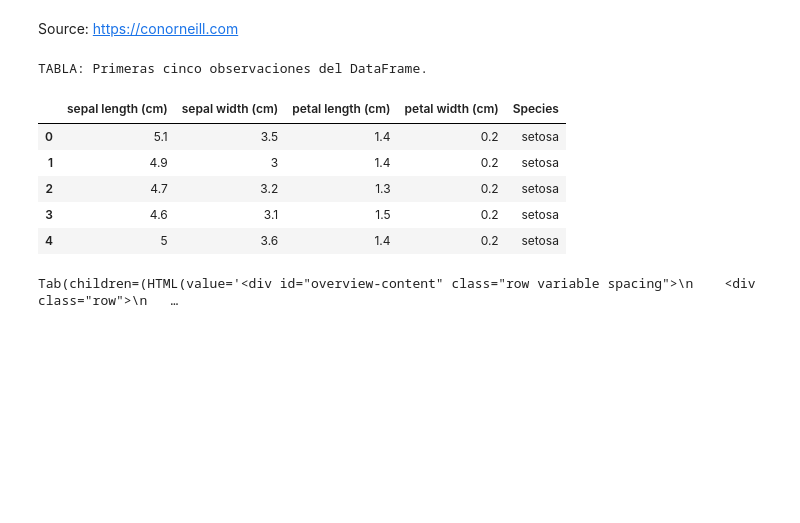
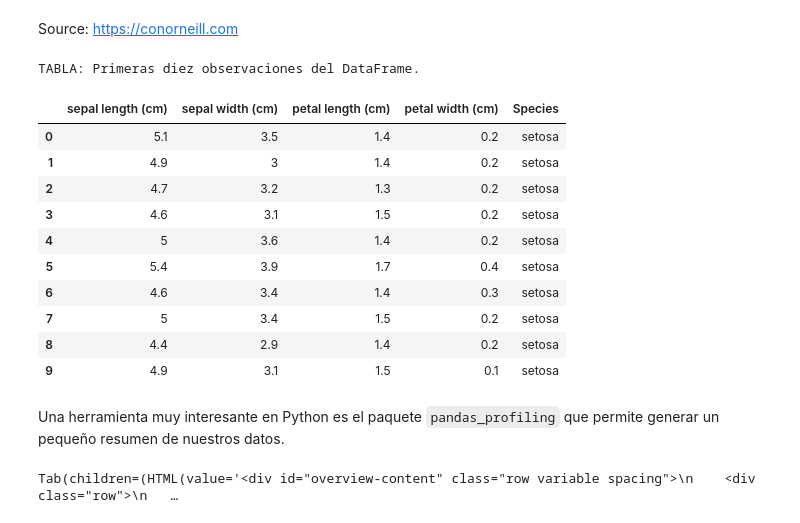
Before and after one commit to imarranz/eda-course, a Jupyter notebook: ipynb/presentation.ipynb, the cells around one changed output. Cells and saved outputs as stored; diff of their text form; code cells hidden in the pictures; blank space fills up the shorter version.

```diff
--- a/ipynb/presentation.ipynb
+++ b/ipynb/presentation.ipynb
@@ -116,23 +116,29 @@ Con ellas entenderemos:
 # %% [markdown]
 Source: https://conorneill.com
 # %%
-# Cargamos los datos
-data = load_iris(return_X_y = False)
+data = load_iris(return_X_y = False) # Cargamos los datos
 
 df = pd.DataFrame(data.data, columns = data.feature_names)
 df['Species'] = data.target
 df['Species'].replace({0: data.target_names[0],
                        1: data.target_names[1],
                        2: data.target_names[2]}, inplace = True)
-df.head().style.set_caption('<b>TABLA</b>: Primeras cinco observaciones del DataFrame.')
+df.head(10).style.set_caption('<b>TABLA</b>: Primeras diez observaciones del DataFrame.')
 # %% [output]
-TABLA: Primeras cinco observaciones del DataFrame.
+TABLA: Primeras diez observaciones del DataFrame.
 |  | sepal length (cm) | sepal width (cm) | petal length (cm) | petal width (cm) | Species |
 | 0 | 5.1 | 3.5 | 1.4 | 0.2 | setosa |
 | 1 | 4.9 | 3 | 1.4 | 0.2 | setosa |
 | 2 | 4.7 | 3.2 | 1.3 | 0.2 | setosa |
 | 3 | 4.6 | 3.1 | 1.5 | 0.2 | setosa |
 | 4 | 5 | 3.6 | 1.4 | 0.2 | setosa |
+| 5 | 5.4 | 3.9 | 1.7 | 0.4 | setosa |
+| 6 | 4.6 | 3.4 | 1.4 | 0.3 | setosa |
+| 7 | 5 | 3.4 | 1.5 | 0.2 | setosa |
+| 8 | 4.4 | 2.9 | 1.4 | 0.2 | setosa |
+| 9 | 4.9 | 3.1 | 1.5 | 0.1 | setosa |
+# %% [markdown]
+Una herramienta muy interesante en Python es el paquete `pandas_profiling` que permite generar un pequeño resumen de nuestros datos.
 # %%
 import pandas_profiling
 pandas_profiling.ProfileReport(df)
```
Also changed, not shown: parts of 44 cells of this notebook, 2 other files.
